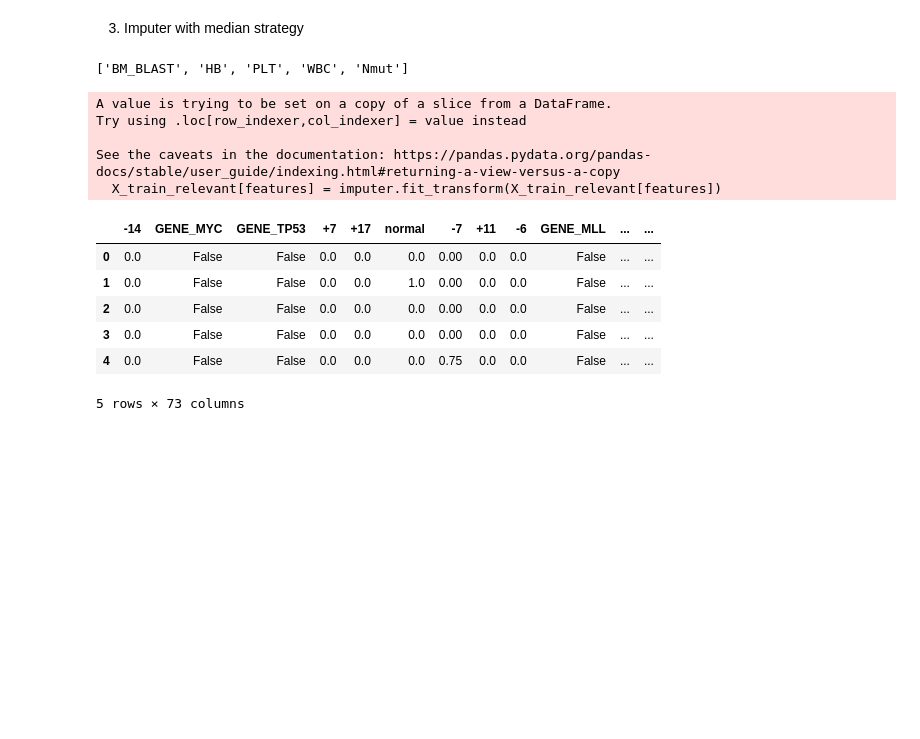
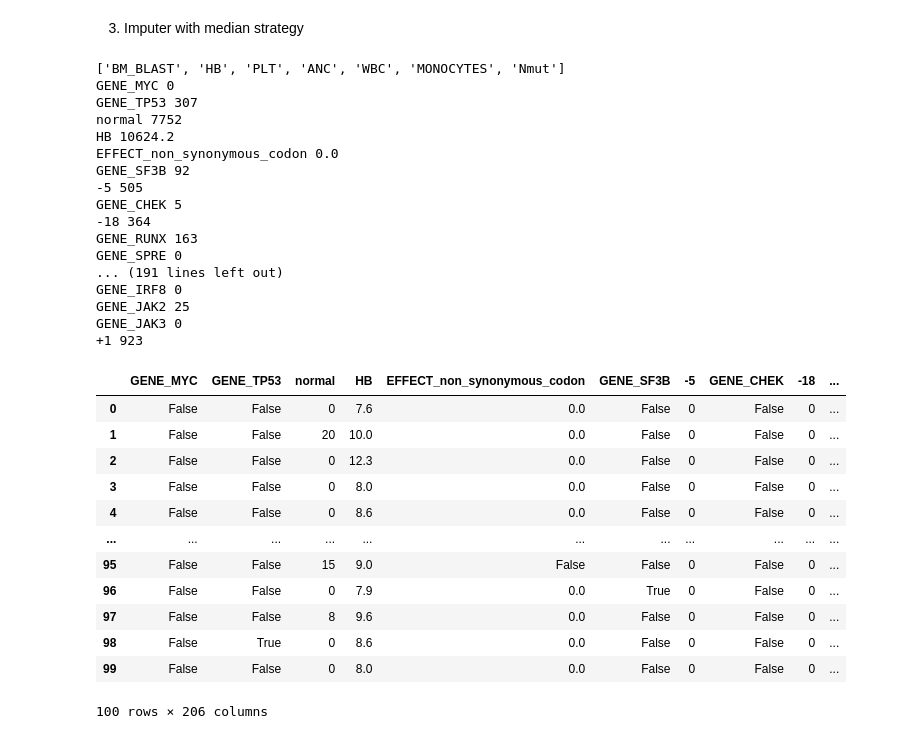
Before and after one commit to carlmonnaert/QRT-Challenge-Data-2025, a Jupyter notebook: cox_ridge.ipynb, the cells around one changed output. Saved outputs shown, nothing was run; the diff lists cells and outputs as text; code cells hidden in the pictures; blank space fills up the shorter version.

```diff
--- a/cox_ridge.ipynb
+++ b/cox_ridge.ipynb
@@ -405,24 +412,43 @@ Cox Proportional Hazard Model Concordance Index IPCW on test: 70.433
 # %%
 imputer = SimpleImputer(strategy='median')
 print(features)
 X_train_relevant[features] = imputer.fit_transform(X_train_relevant[features])
 X_eval_relevant[features] = imputer.transform(X_eval_relevant[features])
 X_eval_relevant = X_eval_relevant.fillna(False)
-X_eval_relevant.head()
+for col in X_eval_relevant.columns:
+    print(col, X_eval_relevant[col].sum())
+X_eval_relevant.head(100)
 # %% [output]
-['BM_BLAST', 'HB', 'PLT', 'WBC', 'Nmut']
+['BM_BLAST', 'HB', 'PLT', 'ANC', 'WBC', 'MONOCYTES', 'Nmut']
+GENE_MYC 0
+GENE_TP53 307
+normal 7752
+HB 10624.2
+EFFECT_non_synonymous_codon 0.0
+GENE_SF3B 92
+-5 505
+GENE_CHEK 5
+-18 364
+GENE_RUNX 163
+GENE_SPRE 0
+... (191 lines left out)
+GENE_IRF8 0
+GENE_JAK2 25
+GENE_JAK3 0
++1 923
+|  | GENE_MYC | GENE_TP53 | normal | HB | EFFECT_non_synonymous_codon | GENE_SF3B | -5 | GENE_CHEK | -18 | ... |
+| 0 | False | False | 0 | 7.6 | 0.0 | False | 0 | False | 0 | ... |
+| 1 | False | False | 20 | 10.0 | 0.0 | False | 0 | False | 0 | ... |
+| 2 | False | False | 0 | 12.3 | 0.0 | False | 0 | False | 0 | ... |
+| 3 | False | False | 0 | 8.0 | 0.0 | False | 0 | False | 0 | ... |
+| 4 | False | False | 0 | 8.6 | 0.0 | False | 0 | False | 0 | ... |
+| ... | ... | ... | ... | ... | ... | ... | ... | ... | ... | ... |
+| 95 | False | False | 15 | 9.0 | False | False | 0 | False | 0 | ... |
+| 96 | False | False | 0 | 7.9 | 0.0 | True | 0 | False | 0 | ... |
+| 97 | False | False | 8 | 9.6 | 0.0 | False | 0 | False | 0 | ... |
+| 98 | False | True | 0 | 8.6 | 0.0 | False | 0 | False | 0 | ... |
+| 99 | False | False | 0 | 8.0 | 0.0 | False | 0 | False | 0 | ... |
-A value is trying to be set on a copy of a slice from a DataFrame.
-Try using .loc[row_indexer,col_indexer] = value instead
-
-See the caveats in the documentation: https://pandas.pydata.org/pandas-docs/stable/user_guide/indexing.html#returning-a-view-versus-a-copy
-  X_train_relevant[features] = imputer.fit_transform(X_train_relevant[features])
+100 rows × 206 columns
-|  | -14 | GENE_MYC | GENE_TP53 | +7 | +17 | normal | -7 | +11 | -6 | GENE_MLL | ... | ... |
-| 0 | 0.0 | False | False | 0.0 | 0.0 | 0.0 | 0.00 | 0.0 | 0.0 | False | ... | ... |
-| 1 | 0.0 | False | False | 0.0 | 0.0 | 1.0 | 0.00 | 0.0 | 0.0 | False | ... | ... |
-| 2 | 0.0 | False | False | 0.0 | 0.0 | 0.0 | 0.00 | 0.0 | 0.0 | False | ... | ... |
-| 3 | 0.0 | False | False | 0.0 | 0.0 | 0.0 | 0.00 | 0.0 | 0.0 | False | ... | ... |
-| 4 | 0.0 | False | False | 0.0 | 0.0 | 0.0 | 0.75 | 0.0 | 0.0 | False | ... | ... |
-5 rows × 73 columns
 # %%
 prediction_on_test_set = cox.predict(X_eval_relevant)
 prediction_on_test_set
```
Also changed, not shown: parts of 12 cells of this notebook, 1 other file.
